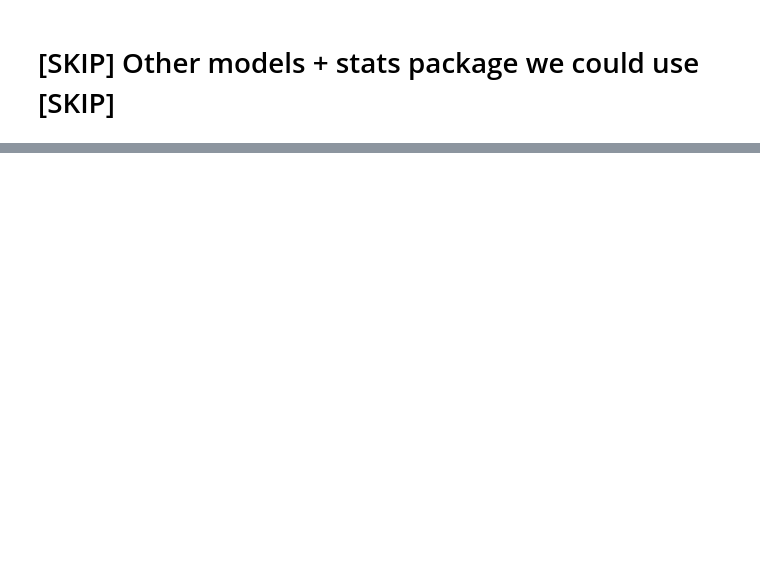
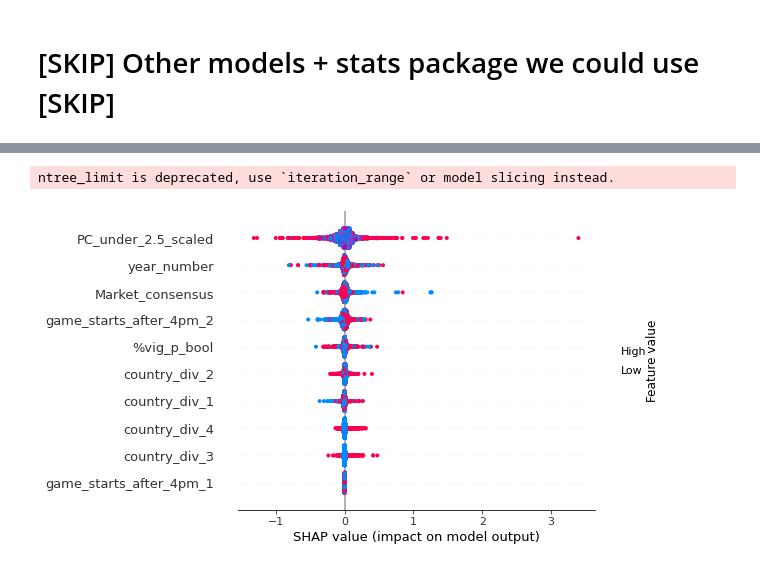
Before and after one commit to rafabertolace/OnThePitch, a Jupyter notebook: notebooks/D7_KGB_Model____beat_the_delta!.ipynb, the cells around one changed output, grey strips where cells are left out. Cells and saved outputs as stored; diff of their text form; code cells hidden in the pictures; blank space fills up the shorter version.

```diff
--- a/notebooks/D7_KGB_Model____beat_the_delta!.ipynb
+++ b/notebooks/D7_KGB_Model____beat_the_delta!.ipynb
@@ -414,6 +534,6 @@ data['hour_number'] = data['hour'].map({10:1, 11:2, 12:3, 13:4, 14:5, 15:6, 16:7
 # Running the XGB model for under 2.5
 # %%
 # Creating the model dataset with relevant variables
-data_linear_booleans_lean_P_under = data[['year_number','year_number_ratio','month_number','month_number_ratio','hour_number','country_div_1','country_div_2','country_div_3','country_div_4','month_after_July','season_21_22','year_2020','game_starts_after_4pm','Market_consensus','%vig_p_bool','1.0_to_1.5', '1.5_to_2.0', '2.0_to_3.0','3.0_to_99999.0','payout_under_2.5_pinacle_closing']]
+data_linear_booleans_lean_P_under = data[['year_number','year_number_ratio','year_number_month_ratio','year_number_month_decimal','month_number','month_number_ratio','country_div_1','country_div_2','country_div_3','country_div_4','month_after_July','season_21_22','year_2020','game_starts_after_4pm','Market_consensus','%vig_p_bool','1.0_to_1.5','1.5_to_2.0','2.0_to_3','3_to_10','payout_under_2.5_pinacle_closing','year_1','year_2','year_3','year_4','month_1','month_2','month_3','month_4','month_5','month_6','month_7','month_8','month_9','month_10','month_11','month_12','hour_number','hour_number_ratio','hour_number_2','hour_number_2_ratio',"game_starts_after_4pm_1","game_starts_after_4pm_2",'hour_group_1','hour_group_2','hour_group_3','hour_group_4','PC_under_2.5_scaled','bin_odds_1','bin_odds_2','bin_odds_3','bin_odds_4']]
 # %% [markdown]
 ## Defining the function testing_models
@@ -604,8 +724,9 @@ random_feature_selection
 ## Running the function testing_models
 # %%
 # Select here the variables you want to include in the testing
-X_train_0 = data_linear_booleans_lean_P_under[data_linear_booleans_lean_P_under['season_21_22']==False][['country_div_1','country_div_2','country_div_3','country_div_4','month_after_July','game_starts_after_4pm','Market_consensus','%vig_p_bool','1.0_to_1.5', '1.5_to_2.0', '2.0_to_3.0','3.0_to_99999.0','year_number_ratio','month_number_ratio']]
-X_test_0 = data_linear_booleans_lean_P_under[data_linear_booleans_lean_P_under['season_21_22']==True][['country_div_1','country_div_2','country_div_3','country_div_4','month_after_July','game_starts_after_4pm','Market_consensus','%vig_p_bool','1.0_to_1.5', '1.5_to_2.0', '2.0_to_3.0','3.0_to_99999.0','year_number_ratio','month_number_ratio']]
+#'hour_number','hour_number_ratio',"hour_10","hour_11","hour_12","hour_13","hour_14","hour_15","hour_16","hour_17","hour_18","hour_19","hour_20","hour_21",'hour_number','hour_number_ratio','hour_number_2_ratio'
+X_train_0 = data_linear_booleans_lean_P_under[data_linear_booleans_lean_P_under['season_21_22']==False][['country_div_1','country_div_2','country_div_3','country_div_4','Market_consensus','%vig_p_bool','year_number',"game_starts_after_4pm_2","game_starts_after_4pm_1",'1.0_to_1.5','1.5_to_2.0','2.0_to_3','3_to_10']]#,'year_number_ratio','month_number_ratio']]
+X_test_0 = data_linear_booleans_lean_P_under[data_linear_booleans_lean_P_under['season_21_22']==True][['country_div_1','country_div_2','country_div_3','country_div_4','Market_consensus','%vig_p_bool','year_number',"game_starts_after_4pm_2","game_starts_after_4pm_1",'1.0_to_1.5','1.5_to_2.0','2.0_to_3','3_to_10']]#,'year_number_ratio','month_number_ratio']]
 y_train_0 = data_linear_booleans_lean_P_under[data_linear_booleans_lean_P_under['season_21_22']==False]['payout_under_2.5_pinacle_closing']-1
 y_test_0 = data_linear_booleans_lean_P_under[data_linear_booleans_lean_P_under['season_21_22']==True]['payout_under_2.5_pinacle_closing']-1
 # %%
@@ -695,3 +866,10 @@ sns.histplot(results_xgb_4,kde=True,bins=20,color='green')
 # [SKIP] Other models + stats package we could use [SKIP]
 # %%
 # Random Forest
+# %%
+my_model = xgb.XGBRegressor()
+my_model.fit(X_train_0,y_train_0)
+
+        #Make and store the predictions XGBoost
+       # y_pred_xgb = m.predict(X_test)
+       # y_pred_xgb = pd.DataFrame(y_pred_xgb)
@@ -698,3 +887,3 @@ sns.histplot(results_xgb_4,kde=True,bins=20,color='green')
 # %%
-my_model = RandomForestRegressor(random_state=0).fit(X_step_joao, y)
+#my_model = RandomForestRegressor(random_state=0).fit(X_step_joao, y)
 # %%
@@ -704,17 +893,20 @@ y_pred = my_model.predict(X_step_joao)
 # %%
 #import shap  # package used to calculate Shap values
 
 # Create object that can calculate shap values
 explainer = shap.TreeExplainer(my_model)
 
 # calculate shap values. This is what we will plot.
 # Calculate shap_values for all of val_X rather than a single row, to have more data for plot.
-shap_values = explainer.shap_values(X_step_joao)
+shap_values = explainer.shap_values(X_test_0)
 
 # Make plot. Index of [1] is explained in text below.
-shap.summary_plot(shap_values, X_step_joao)
+shap.summary_plot(shap_values, X_test_0)
 
 #- Vertical location shows what feature it is depicting
 #- Color shows whether that feature was high or low for that row of the dataset
 #- Horizontal location shows whether the effect of that value caused a higher or lower prediction.
+# %% [output]
+ntree_limit is deprecated, use `iteration_range` or model slicing instead.
+[figure, added]
 # %%
```
Also changed, not shown: parts of 41 cells of this notebook.
